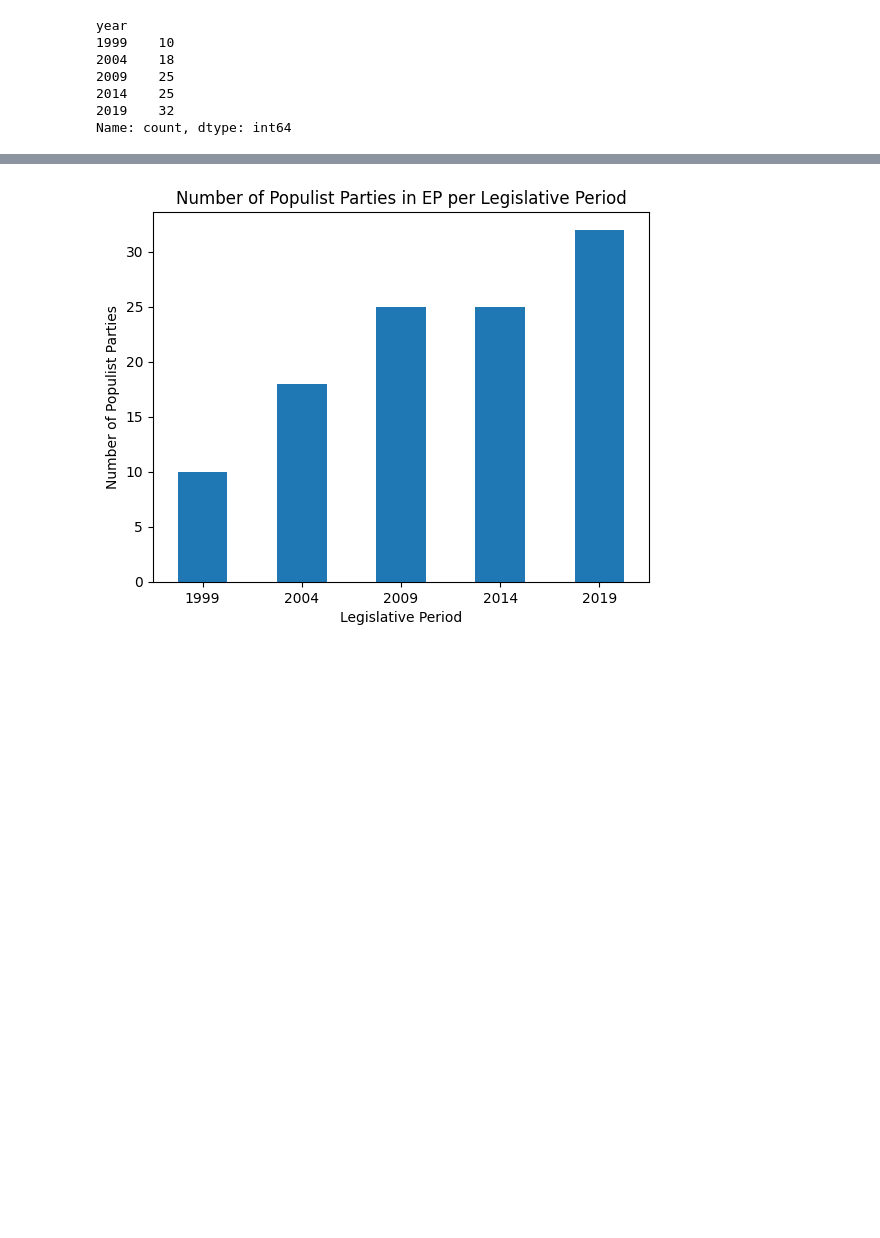
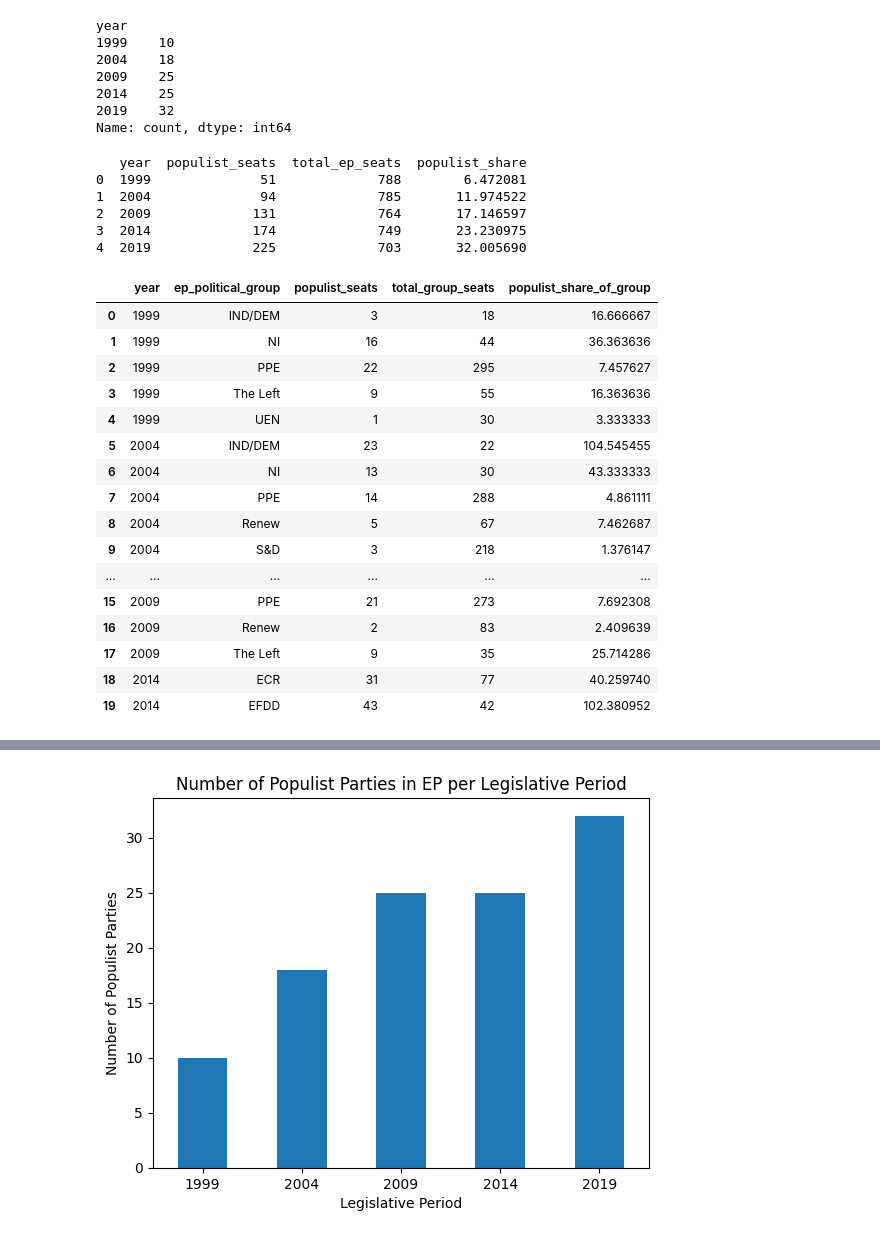
Before and after one commit to gransera/ep_populism_classification, a Jupyter notebook: notebooks/04_analysis_populist_groups.ipynb, the cells around one changed output, grey strips where cells are left out. Saved outputs shown, nothing was run; the diff lists cells and outputs as text; code cells hidden in the pictures; blank space fills up the shorter version.

```diff
--- a/notebooks/04_analysis_populist_groups.ipynb
+++ b/notebooks/04_analysis_populist_groups.ipynb
@@ -59,3 +60,56 @@ year
 2014    25
 2019    32
 Name: count, dtype: int64
+# %%
+# Share of populist parties per legislative period
+
+# Total populist seats per period
+populist_seats = populist_groups.groupby('year')['seats'].sum().reset_index(name='populist_seats')
+
+# Total EP seats per period (assuming total_ep_seats is constant per period, take the first/max value)
+total_seats = populist_groups.groupby('year')['total_ep_seats'].first().reset_index()
+
+# Merge and calculate share
+seats_share = pd.merge(populist_seats, total_seats, on='year')
+seats_share['populist_share'] = (seats_share['populist_seats'] / seats_share['total_ep_seats']) * 100
+
+print(seats_share)
+# %% [output]
+   year  populist_seats  total_ep_seats  populist_share
+0  1999              51             788        6.472081
+1  2004              94             785       11.974522
+2  2009             131             764       17.146597
+3  2014             174             749       23.230975
+4  2019             225             703       32.005690
+# %%
+# Share of populist national parties within the EP political groups
+
+# Total populist seats per group per period
+populist_seats_group = populist_groups.groupby(['year', 'ep_political_group'])['seats'].sum().reset_index(name='populist_seats')
+
+# Total seats per group per period
+total_group_seats = populist_groups.groupby(['year', 'ep_political_group'])['total_group_seats'].first().reset_index()
+
+# Merge and calculate share
+seats_share_group = pd.merge(populist_seats_group, total_group_seats, on=['year', 'ep_political_group'])
+seats_share_group['populist_share_of_group'] = (seats_share_group['populist_seats'] / seats_share_group['total_group_seats']) * 100
+
+seats_share_group.head(20)
+# %% [output]
+|  | year | ep_political_group | populist_seats | total_group_seats | populist_share_of_group |
+| 0 | 1999 | IND/DEM | 3 | 18 | 16.666667 |
+| 1 | 1999 | NI | 16 | 44 | 36.363636 |
+| 2 | 1999 | PPE | 22 | 295 | 7.457627 |
+| 3 | 1999 | The Left | 9 | 55 | 16.363636 |
+| 4 | 1999 | UEN | 1 | 30 | 3.333333 |
+| 5 | 2004 | IND/DEM | 23 | 22 | 104.545455 |
+| 6 | 2004 | NI | 13 | 30 | 43.333333 |
+| 7 | 2004 | PPE | 14 | 288 | 4.861111 |
+| 8 | 2004 | Renew | 5 | 67 | 7.462687 |
+| 9 | 2004 | S&D | 3 | 218 | 1.376147 |
+| ... | ... | ... | ... | ... | ... |
+| 15 | 2009 | PPE | 21 | 273 | 7.692308 |
+| 16 | 2009 | Renew | 2 | 83 | 2.409639 |
+| 17 | 2009 | The Left | 9 | 35 | 25.714286 |
+| 18 | 2014 | ECR | 31 | 77 | 40.259740 |
+| 19 | 2014 | EFDD | 43 | 42 | 102.380952 |
```
Also changed, not shown: parts of 5 cells of this notebook.
